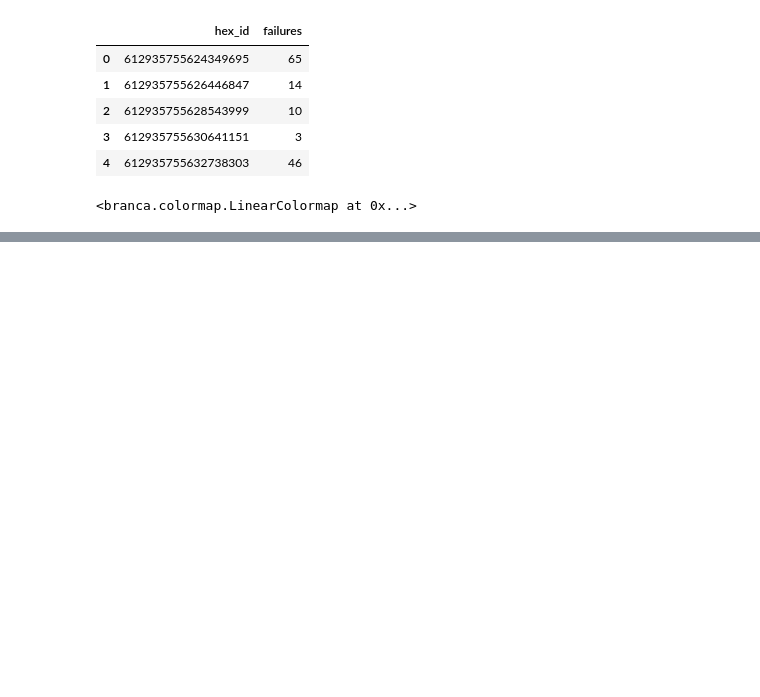
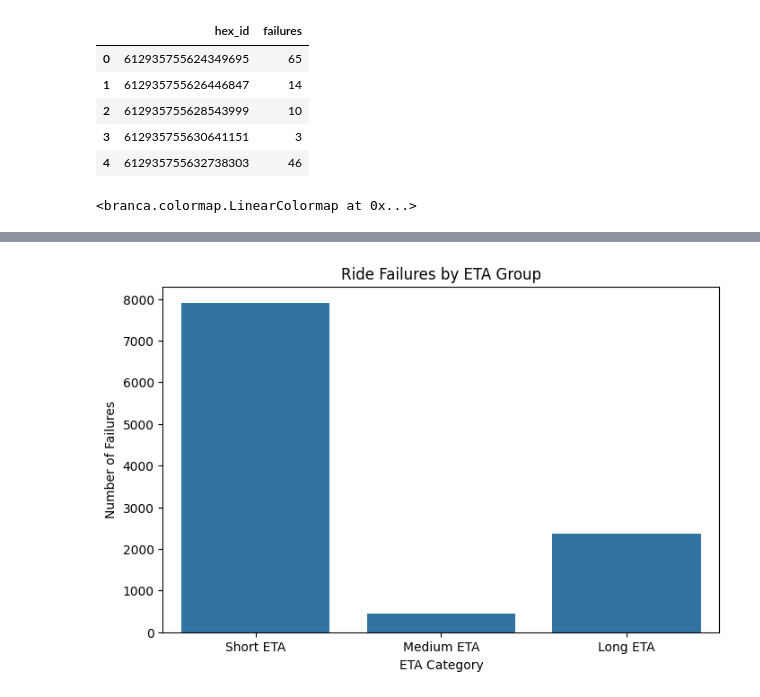
Before and after one commit to sayonyyy/gett-ride-failure-analysis, a Jupyter notebook: insights_from_failed_orders.ipynb, the cells around one changed output, grey strips where cells are left out. Saved outputs shown, nothing was run; the diff lists cells and outputs as text; code cells hidden in the pictures; blank space fills up the shorter version.

```diff
--- a/insights_from_failed_orders.ipynb
+++ b/insights_from_failed_orders.ipynb
@@ -545,0 +952,21 @@ m.save("ride_failure_hotspots.html")
+# %%
+# Visualize the failures across ETA groups
+
+plt.figure(figsize=(8,5))
+
+order = ["Short ETA", "Medium ETA", "Long ETA"]
+
+sns.barplot(
+    data=eta_failure_groups,
+    x="eta_group",
+    y="failures",
+    order=order
+)
+
+plt.title("Ride Failures by ETA Group")
+plt.xlabel("ETA Category")
+plt.ylabel("Number of Failures")
+
+plt.show()
+# %% [output]
+[figure, added]
```
Also changed, not shown: parts of 36 cells of this notebook, 2 other files.
